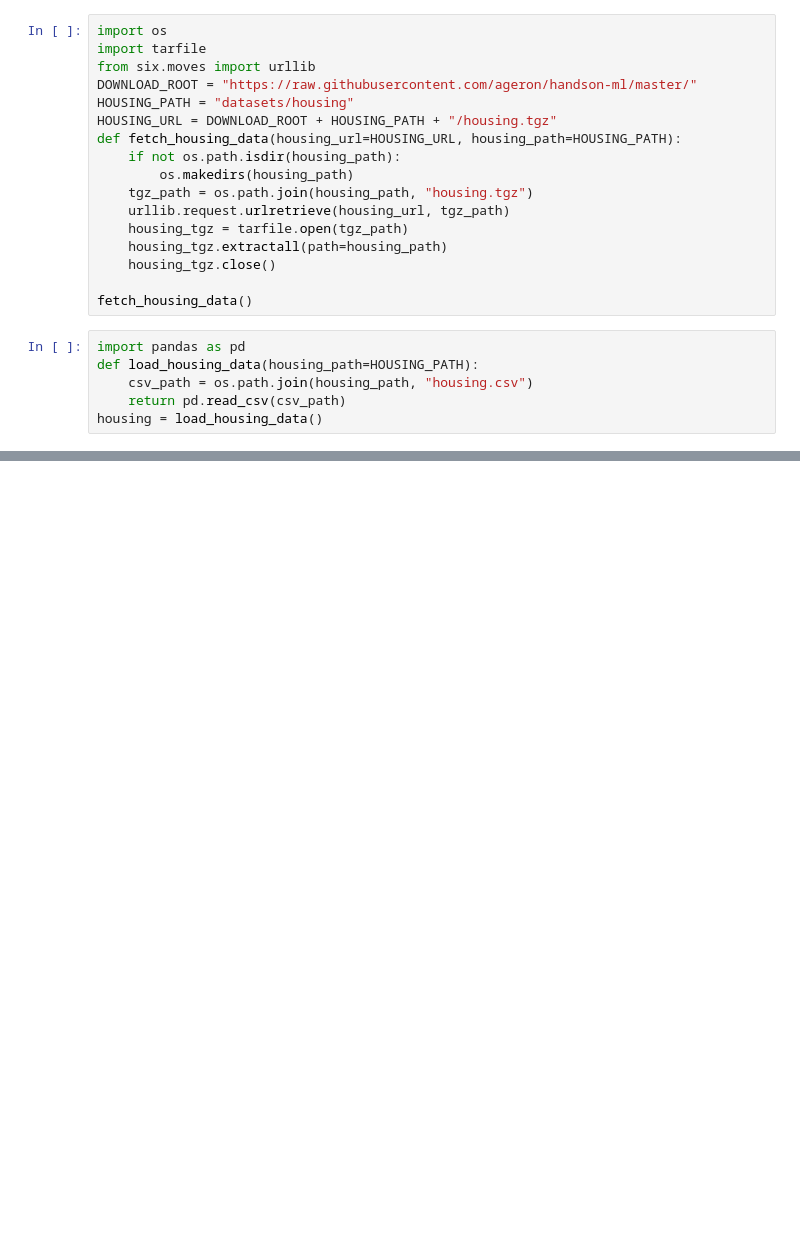
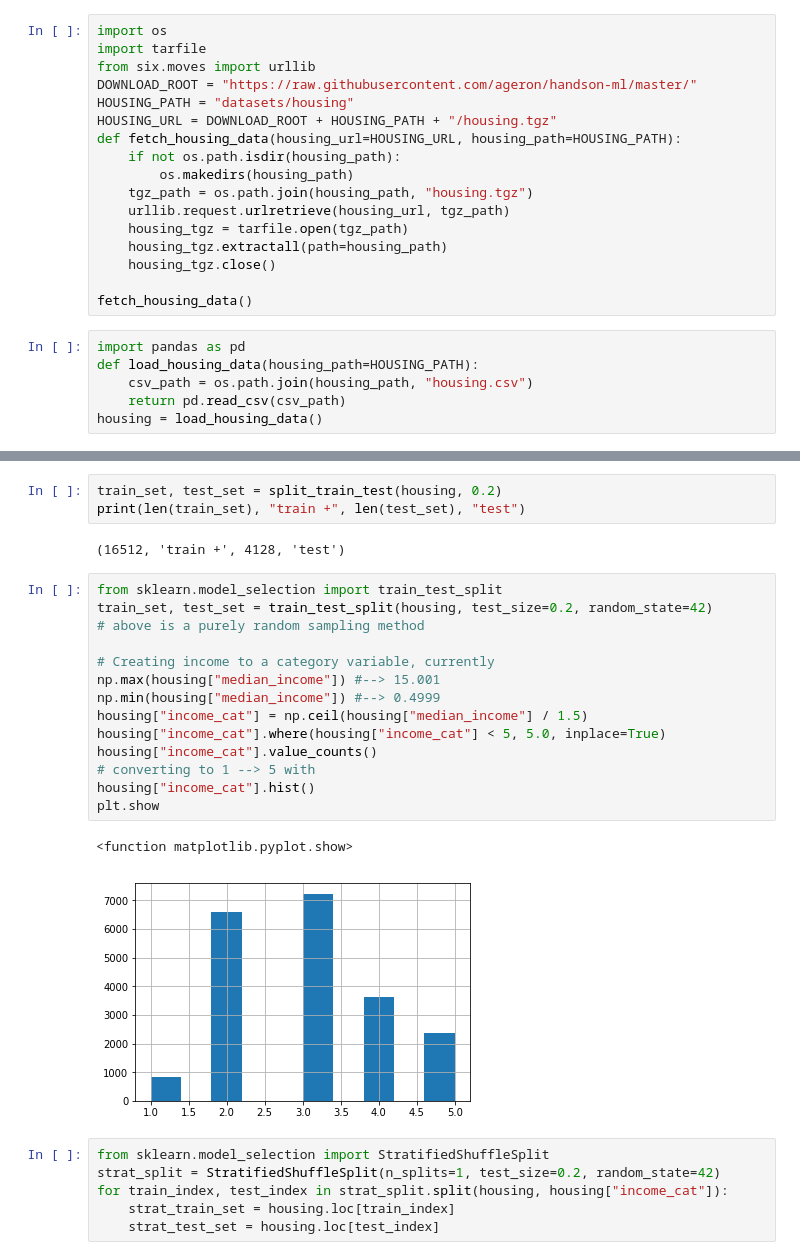
Before and after one commit to IshantWankhede/HandsOnML, a Jupyter notebook: Housing.ipynb, the cells around one changed output, grey strips where cells are left out. Cells and saved outputs as stored; diff of their text form; blank space fills up the shorter version.

```diff
--- a/Housing.ipynb
+++ b/Housing.ipynb
@@ -39,0 +92,28 @@ print(housing.head())
+# %%
+train_set, test_set = split_train_test(housing, 0.2)
+print(len(train_set), "train +", len(test_set), "test")
+# %% [output]
+(16512, 'train +', 4128, 'test')
+# %%
+from sklearn.model_selection import train_test_split
+train_set, test_set = train_test_split(housing, test_size=0.2, random_state=42)
+# above is a purely random sampling method
+
+# Creating income to a category variable, currently
+np.max(housing["median_income"]) #--> 15.001
+np.min(housing["median_income"]) #--> 0.4999
+housing["income_cat"] = np.ceil(housing["median_income"] / 1.5)
+housing["income_cat"].where(housing["income_cat"] < 5, 5.0, inplace=True)
+housing["income_cat"].value_counts()
+# converting to 1 --> 5 with
+housing["income_cat"].hist()
+plt.show
+# %% [output]
+<function matplotlib.pyplot.show>
+[figure, added]
+# %%
+from sklearn.model_selection import StratifiedShuffleSplit
+strat_split = StratifiedShuffleSplit(n_splits=1, test_size=0.2, random_state=42)
+for train_index, test_index in strat_split.split(housing, housing["income_cat"]):
+    strat_train_set = housing.loc[train_index]
+    strat_test_set = housing.loc[test_index]
```
Also changed, not shown: parts of 19 cells of this notebook.
